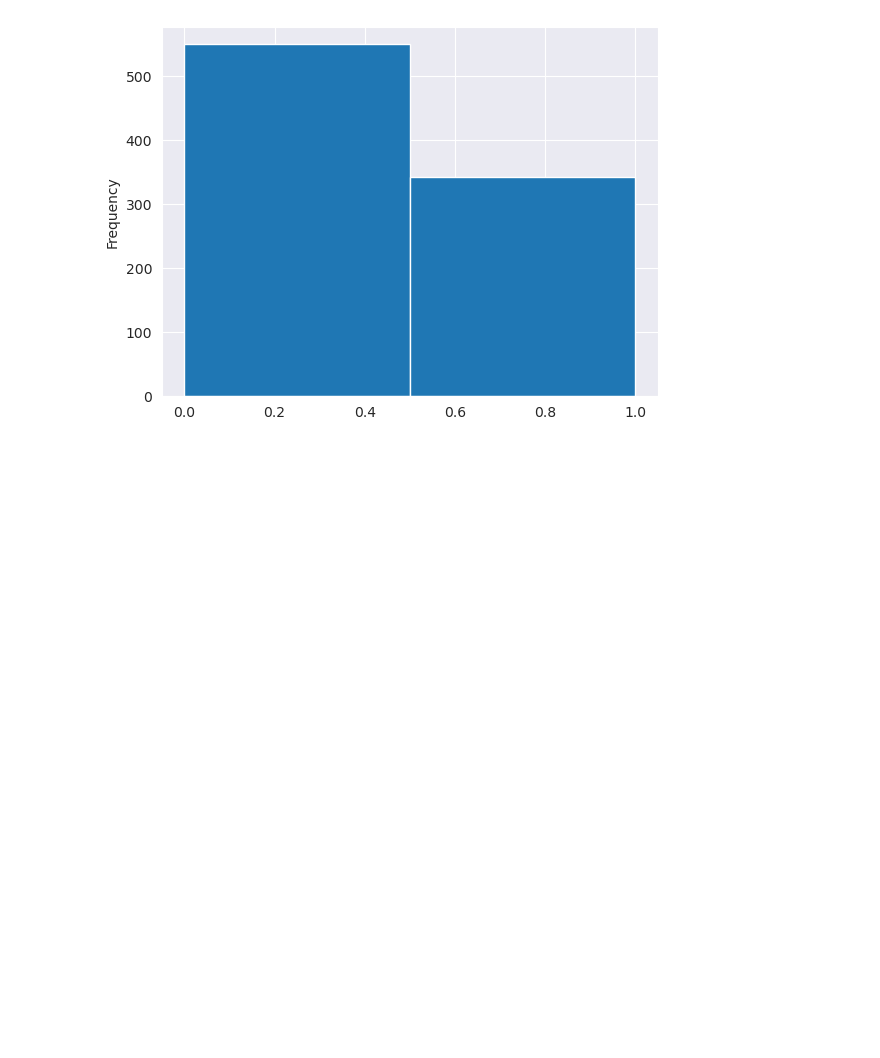
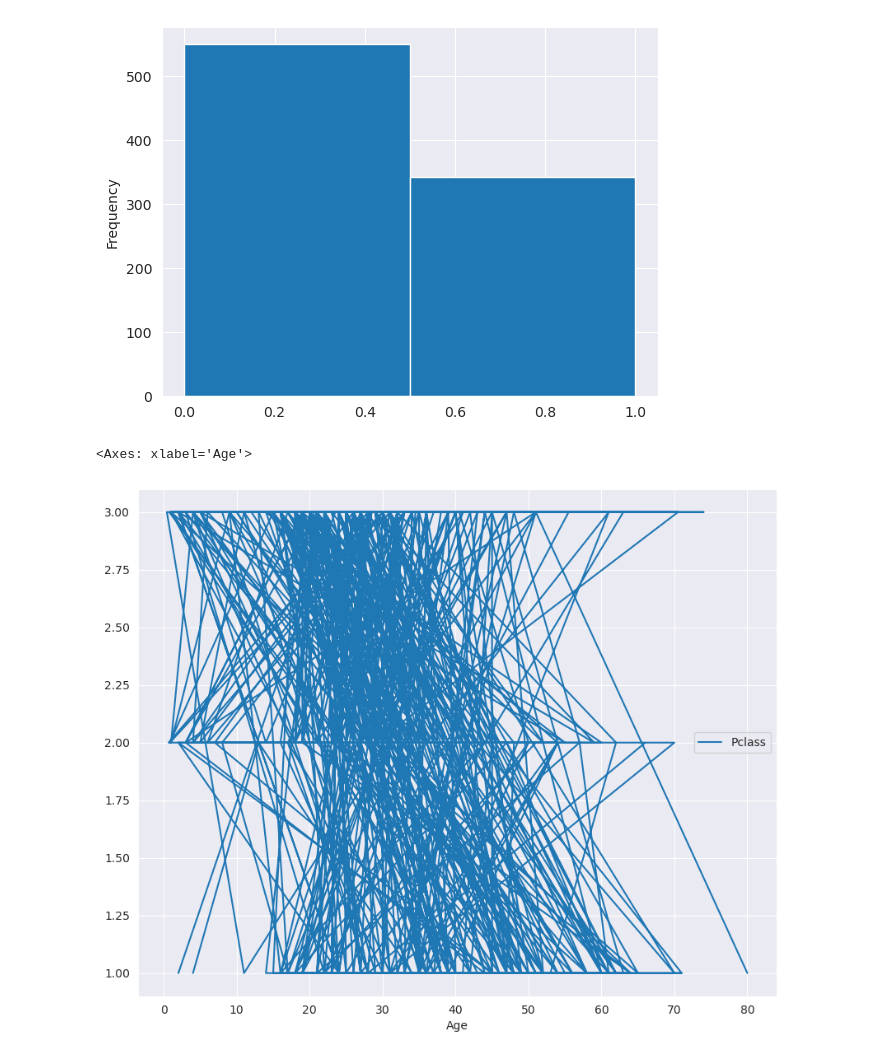
Before and after one commit to MDVR9980/DataScience, a Jupyter notebook: Vis/Vis_001.ipynb, the cells around one changed output. Drawn from its saved outputs; the diff is of its cells as text; code cells hidden in the pictures; blank space fills up the shorter version.

```diff
--- a/Vis/Vis_001.ipynb
+++ b/Vis/Vis_001.ipynb
@@ -41,3 +41,8 @@ data['Survived'].plot(kind='hist', bins=2)
 # %% [output]
 <Axes: ylabel='Frequency'>
 [figure]
+# %%
+data.plot.line(x='Age', y='Pclass', figsize=(10, 8))
+# %% [output]
+<Axes: xlabel='Age'>
+[figure, added]
```
Also changed, not shown: parts of 5 cells of this notebook.
